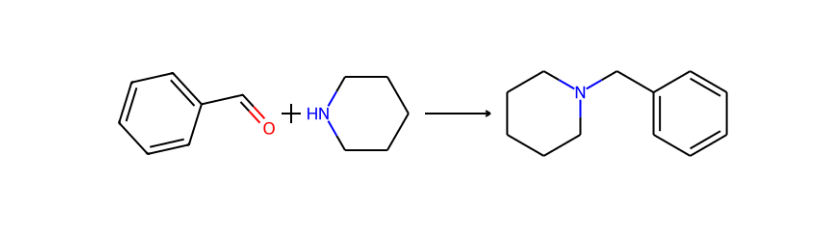
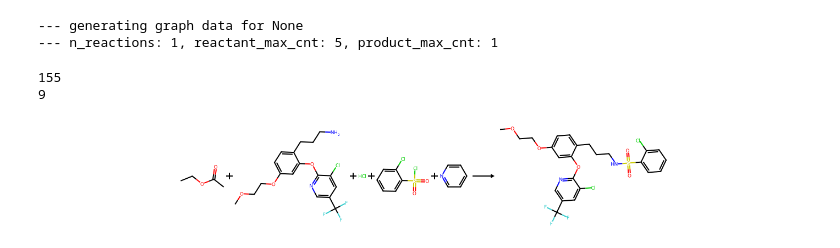
Before and after one commit to phuocchung123/SynCat, a Jupyter notebook: nbs/permutative_invariance.ipynb, the cells around one changed output. Saved outputs shown, nothing was run; the diff lists cells and outputs as text; code cells hidden in the pictures.

```diff
--- a/nbs/permutative_invariance.ipynb
+++ b/nbs/permutative_invariance.ipynb
@@ -1,7 +1,18 @@
 # %%
-from rdkit.Chem import AllChem, Draw
-rsmi='C1=CC=C(C=C1)C=O.C1CCNCC1>>C1CCN(CC1)CC2=CC=CC=C2'
-reaction= AllChem.ReactionFromSmarts(rsmi,useSmiles=True)
-Draw.ReactionToImage(reaction)
+import numpy as np
+import os
+import sys
+parent_path=os.path.dirname(os.getcwd())
+sys.path.append(parent_path+'/src')
+
+
+from reaction_data import get_graph_data
+
+rsmi_list = ['CCOC(C)=O.COCCOc1ccc(CCCN)c(Oc2ncc(C(F)(F)F)cc2Cl)c1.Cl.O=S(=O)(Cl)c1ccccc1Cl.c1ccncc1>>COCCOc1ccc(CCCNS(=O)(=O)c2ccccc2Cl)c(Oc2ncc(C(F)(F)F)cc2Cl)c1']
+rmol_max_cnt = np.max([smi.split(">>")[0].count(".") + 1 for smi in rsmi_list])
+pmol_max_cnt = np.max([smi.split(">>")[1].count(".") + 1 for smi in rsmi_list])
+
+a,b,c=get_graph_data(rsmi_list,rmol_max_cnt, pmol_max_cnt)
 # %% [output]
-[figure, removed]
+--- generating graph data for None
+--- n_reactions: 1, reactant_max_cnt: 5, product_max_cnt: 1
@@ -14,0 +32,20 @@ get_graph_data(
+# %%
+node_dim = d.rmol_node_attr[0].shape[1]
+edge_dim = d.rmol_edge_attr[0].shape[1]
+print(node_dim)
+print(edge_dim)
+# %% [output]
+155
+9
+# %%
+from rdkit.Chem import AllChem, Draw
+def visual_reaction(rsmi):
+    reaction=AllChem.ReactionFromSmarts(rsmi, useSmiles=True)
+    return display(Draw.ReactionToImage(reaction))
+# %%
+df_test_43=df_test[df_test['rxn_class']==43]
+df_test_43=df_test_43.reset_index()
+# %%
+visual_reaction(df_test_43.loc[0,'rxn'])
+# %% [output]
+[figure, added]
```
Also changed, not shown: parts of 4 cells of this notebook, 3 other files.
